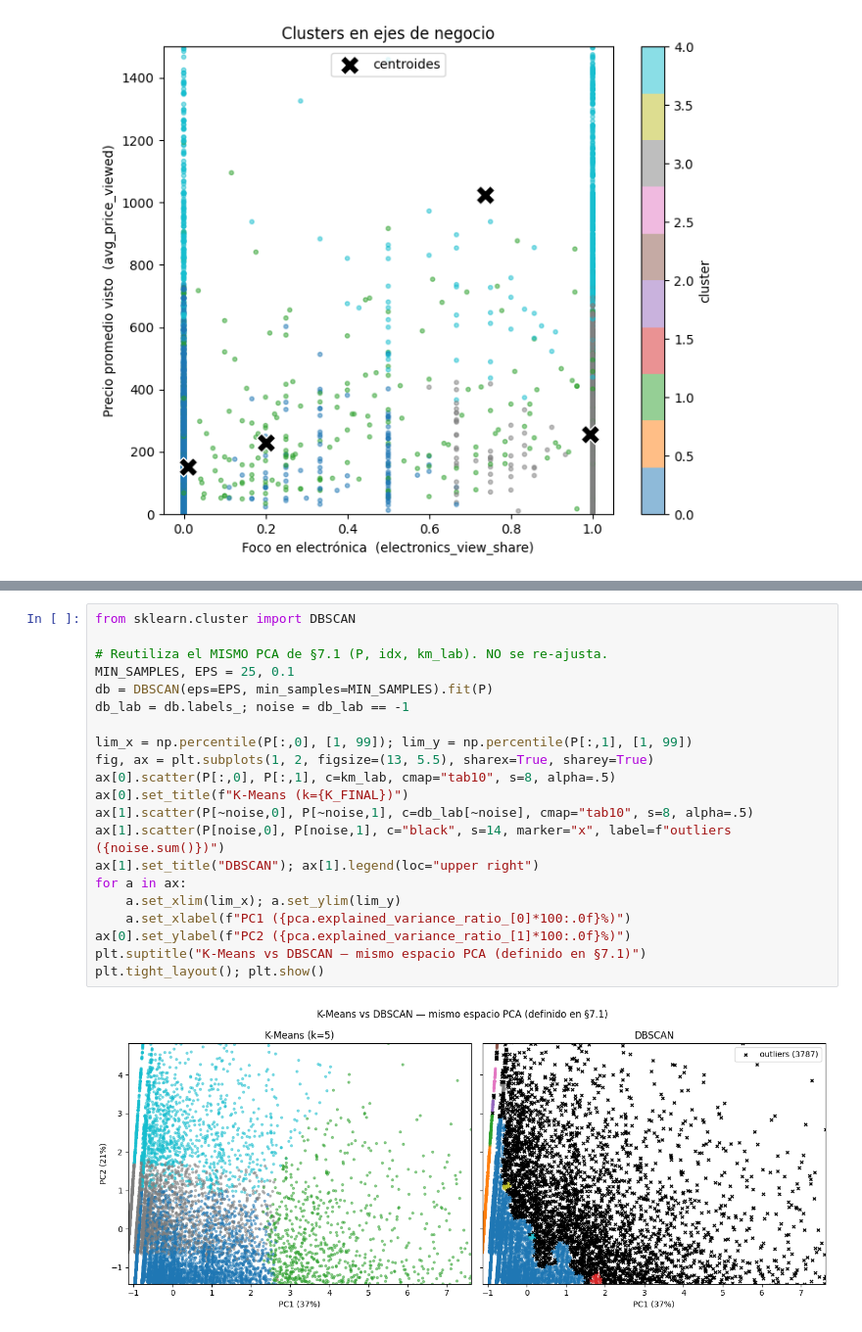
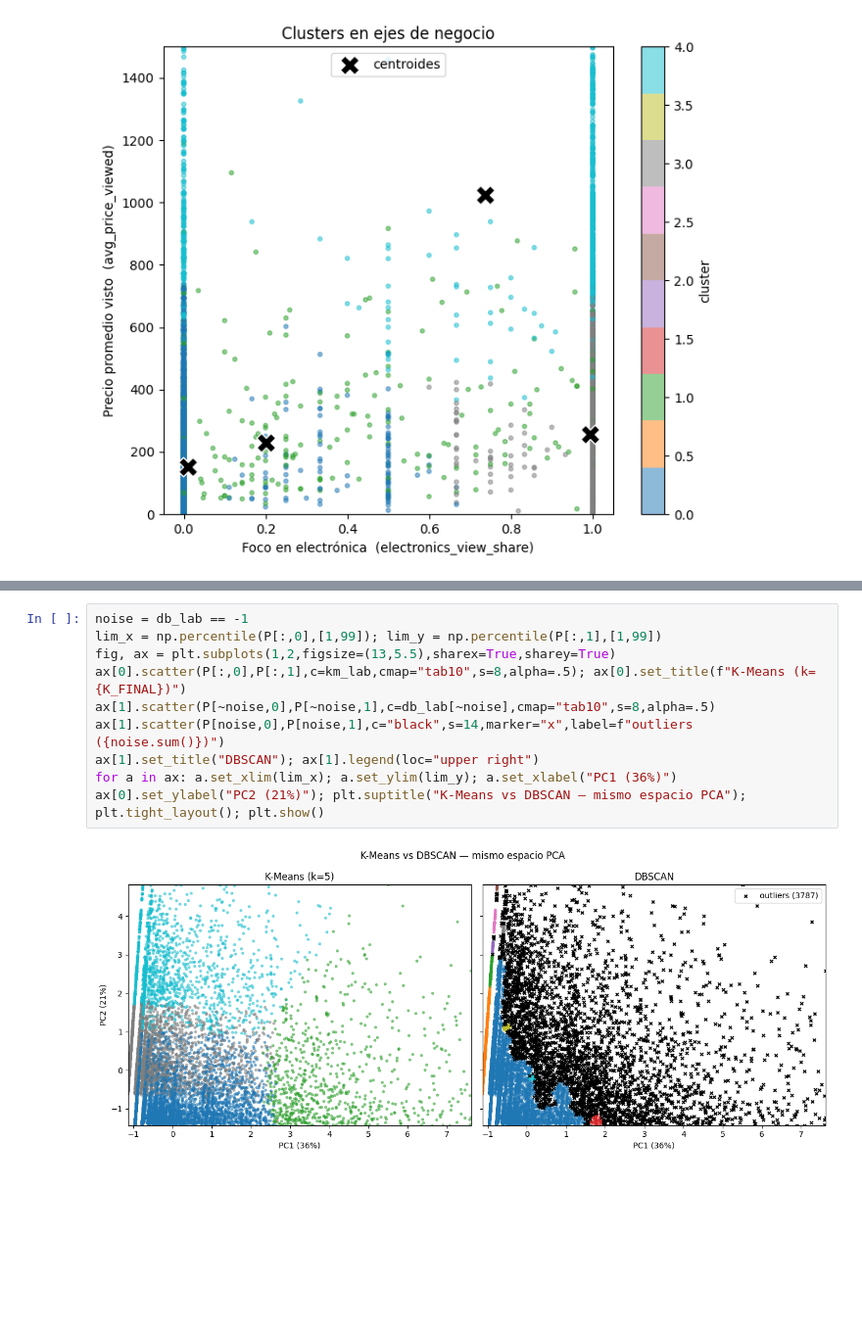
Before and after one commit to HeiderZapata/proyecto-integrador-g8, a Jupyter notebook: notebooks/modeling/04_clustering.ipynb, the cells around one changed output, grey strips where cells are left out. Shown at 98% size. Cells and saved outputs as stored; diff of their text form; blank space fills up the shorter version.

```diff
--- a/notebooks/modeling/04_clustering.ipynb
+++ b/notebooks/modeling/04_clustering.ipynb
@@ -309,26 +279,15 @@ Name: count, dtype: int64
-# %%
-from sklearn.cluster import DBSCAN
-
-# Reutiliza el MISMO PCA de §7.1 (P, idx, km_lab). NO se re-ajusta.
-MIN_SAMPLES, EPS = 25, 0.1
-db = DBSCAN(eps=EPS, min_samples=MIN_SAMPLES).fit(P)
-db_lab = db.labels_; noise = db_lab == -1
-
-lim_x = np.percentile(P[:,0], [1, 99]); lim_y = np.percentile(P[:,1], [1, 99])
-fig, ax = plt.subplots(1, 2, figsize=(13, 5.5), sharex=True, sharey=True)
-ax[0].scatter(P[:,0], P[:,1], c=km_lab, cmap="tab10", s=8, alpha=.5)
-ax[0].set_title(f"K-Means (k={K_FINAL})")
-ax[1].scatter(P[~noise,0], P[~noise,1], c=db_lab[~noise], cmap="tab10", s=8, alpha=.5)
-ax[1].scatter(P[noise,0], P[noise,1], c="black", s=14, marker="x", label=f"outliers ({noise.sum()})")
-ax[1].set_title("DBSCAN"); ax[1].legend(loc="upper right")
-for a in ax:
-    a.set_xlim(lim_x); a.set_ylim(lim_y)
-    a.set_xlabel(f"PC1 ({pca.explained_variance_ratio_[0]*100:.0f}%)")
-ax[0].set_ylabel(f"PC2 ({pca.explained_variance_ratio_[1]*100:.0f}%)")
-plt.suptitle("K-Means vs DBSCAN — mismo espacio PCA (definido en §7.1)")
-plt.tight_layout(); plt.show()
-# %% [output]
-[figure, removed]
+# %%
+noise = db_lab == -1
+lim_x = np.percentile(P[:,0],[1,99]); lim_y = np.percentile(P[:,1],[1,99])
+fig, ax = plt.subplots(1,2,figsize=(13,5.5),sharex=True,sharey=True)
+ax[0].scatter(P[:,0],P[:,1],c=km_lab,cmap="tab10",s=8,alpha=.5); ax[0].set_title(f"K-Means (k={K_FINAL})")
+ax[1].scatter(P[~noise,0],P[~noise,1],c=db_lab[~noise],cmap="tab10",s=8,alpha=.5)
+ax[1].scatter(P[noise,0],P[noise,1],c="black",s=14,marker="x",label=f"outliers ({noise.sum()})")
+ax[1].set_title("DBSCAN"); ax[1].legend(loc="upper right")
+for a in ax: a.set_xlim(lim_x); a.set_ylim(lim_y); a.set_xlabel("PC1 (36%)")
+ax[0].set_ylabel("PC2 (21%)"); plt.suptitle("K-Means vs DBSCAN — mismo espacio PCA"); plt.tight_layout(); plt.show()
+# %% [output]
+[figure, added]
 # %% [markdown]
 ## 9. Nombrar los segmentos (cluster ≠ segmento) y handoff
 
```
Also changed, not shown: parts of 9 cells of this notebook.
